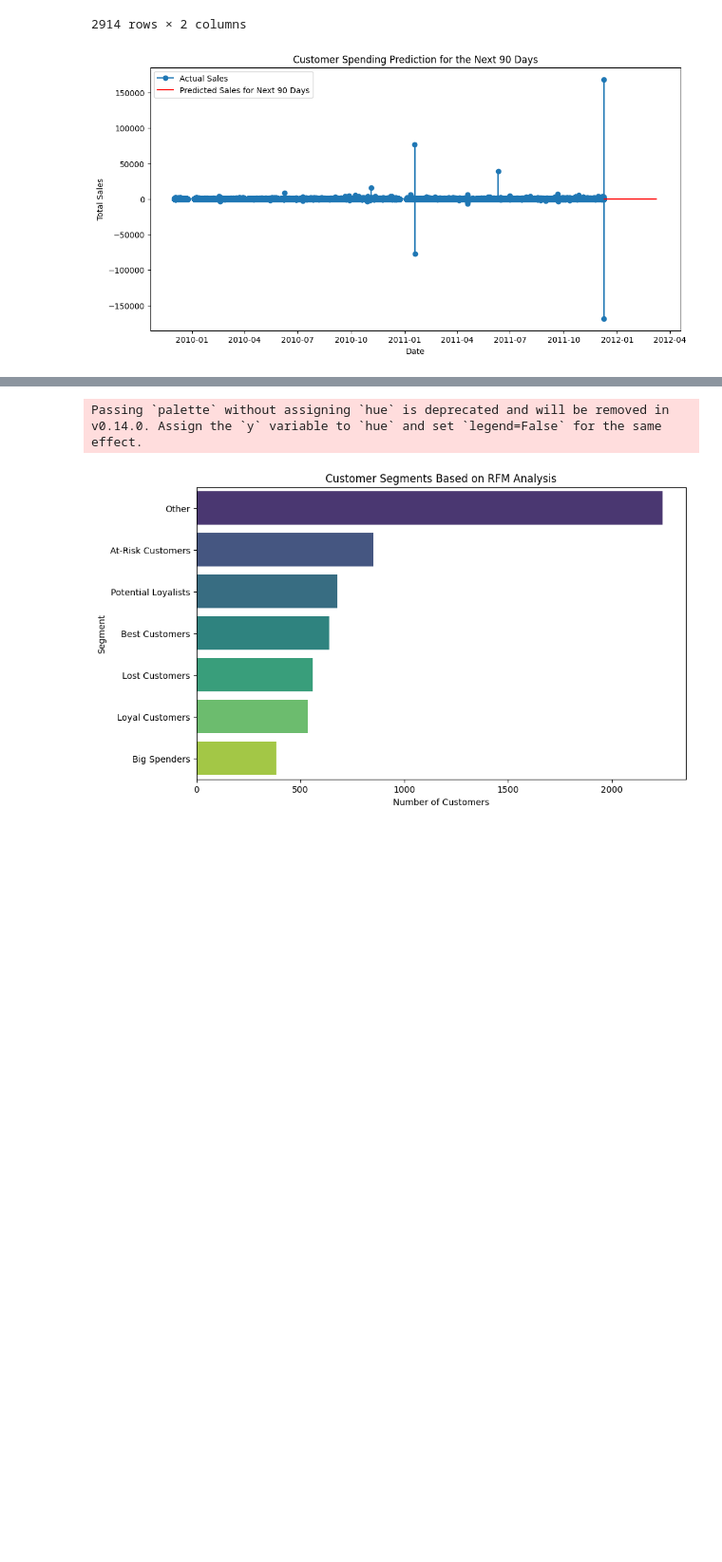
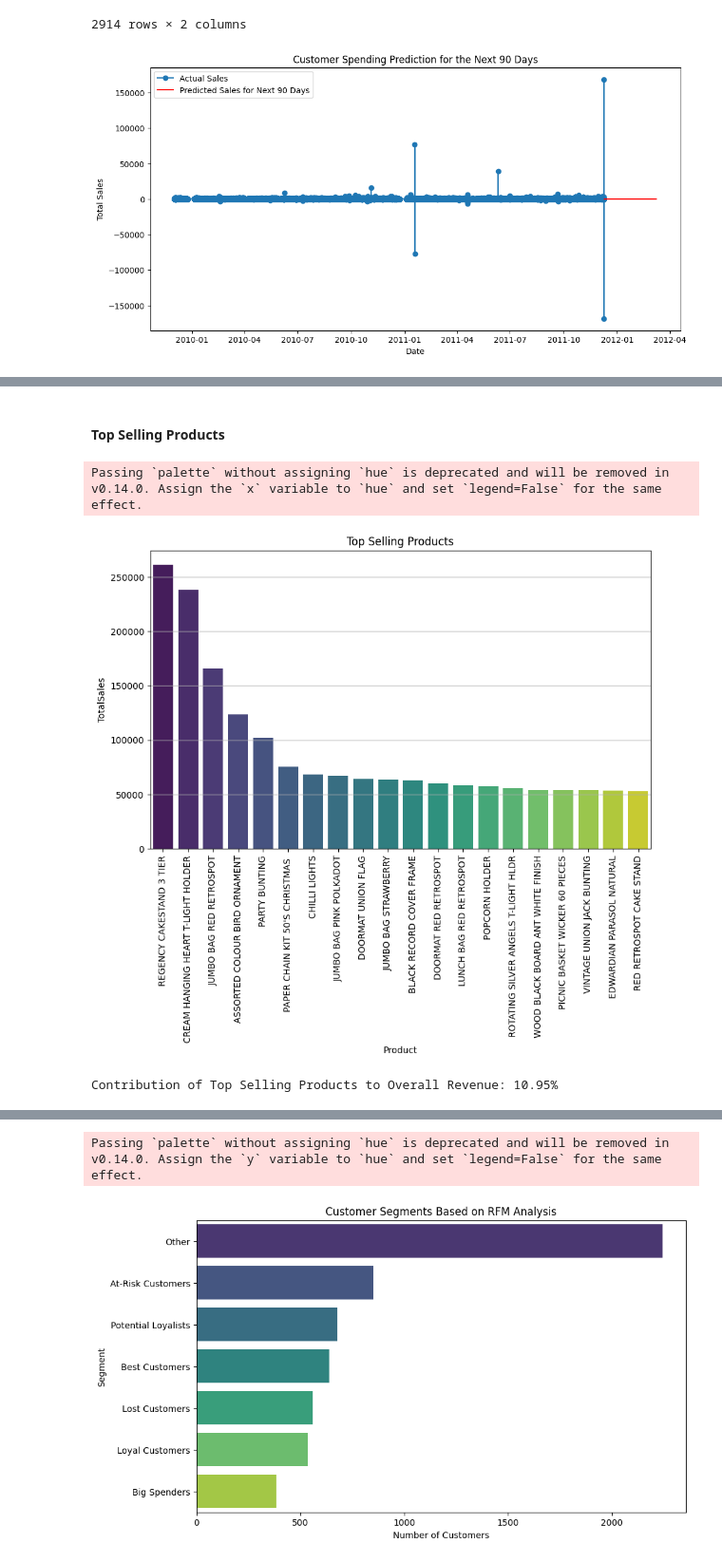
Before and after one commit to preetihegde1/customer-sales-analysis, a Jupyter notebook: jupyter/Customer Behaviour Analysis.ipynb, the cells around one changed output, grey strips where cells are left out. Shown at 95% size. Saved outputs shown, nothing was run; the diff lists cells and outputs as text; code cells hidden in the pictures; blank space fills up the shorter version.

```diff
--- a/jupyter/Customer Behaviour Analysis.ipynb
+++ b/jupyter/Customer Behaviour Analysis.ipynb
@@ -46,7 +55,7 @@ start_time = time.time()
 # Step 1: Load the dataset
 
 # Define the file path
-file_path = r'C:\Users\1000260277\Desktop\Adv Analytics\Case Study Decathlon\customer_transactions_sample.xlsx'
+file_path = r'..\dataset\customer_transactions_sample.xlsx'
 
 # Read data from both tabs
 tab1_data = pd.read_excel(file_path, sheet_name='Year 2009-2010')
@@ -59,7 +68,7 @@ print("File read in " , round(elapsed_time, 2), "seconds\n")
 
 # Define the file path for the Combined Data file
 start_time = time.time()
-csv_file_path = r'C:\Users\1000260277\Desktop\Adv Analytics\Case Study Decathlon\combined_data.csv'
+csv_file_path = r'..\dataset\combined_data.csv'
 
 # Concatenate data from both tabs
 combined_data = pd.concat([tab1_data, tab2_data], ignore_index=True)
@@ -226,3 +216,13 @@ Price
  25111.09       2
  38970.00       1
 Name: count, Length: 2807, dtype: int64
+# %%
+#Remove Price=0 records and pass it to error log
+df_price_zero = df[df['Price'] == 0]
+
+#nan_customerid_records = df[df['CustomerID'].isnull()]
+df_price_zero['Flag'] = 'Price is 0'
+df_price_zero.to_csv(err_log_file, mode='a', index=False, header=False)
+
+#Exclue Price=0 records
+df = df[df['Price'] != 0]
@@ -640,0 +554,29 @@ Mean Absolute Error (MAE) for Test Data: 21.69407676142454
+# %% [markdown]
+#### Top Selling Products
+# %%
+# Group data by product and calculate total quantity sold
+product_sales = df_fact.groupby('Description')['TotalSales'].sum().sort_values(ascending=False)
+
+# Get top 10 selling products
+top_products = product_sales.head(20)
+
+# Visualize top selling products
+plt.figure(figsize=(10, 6))
+sns.barplot(x=top_products.index, y=top_products.values,order=top_products.index, palette='viridis')
+plt.title('Top Selling Products')
+plt.xlabel('Product')
+plt.ylabel('TotalSales')
+plt.xticks(rotation=90)
+plt.grid(axis='y')
+plt.show()
+
+# Calculate contribution of top selling products to overall revenue
+total_sales = df_fact['TotalSales'].sum()
+top_products_sales = top_products.sum()
+contribution = (top_products_sales / total_sales) * 100
+
+print("Contribution of Top Selling Products to Overall Revenue: {:.2f}%".format(contribution))
+# %% [output]
+Passing `palette` without assigning `hue` is deprecated and will be removed in v0.14.0. Assign the `x` variable to `hue` and set `legend=False` for the same effect.
+[figure, added]
+Contribution of Top Selling Products to Overall Revenue: 10.95%
```
Also changed, not shown: parts of 45 cells of this notebook.
